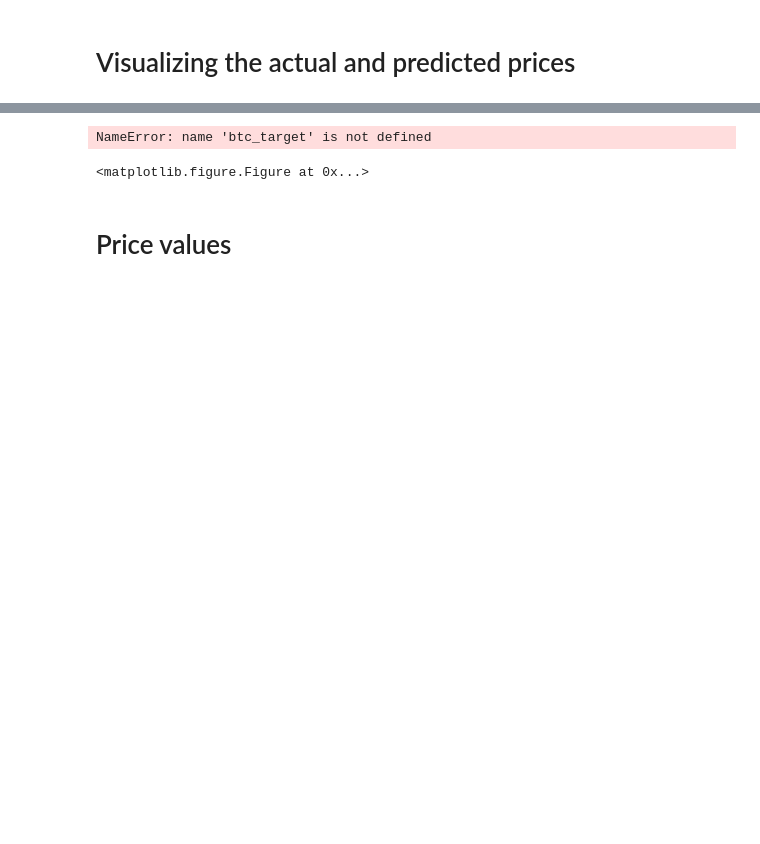
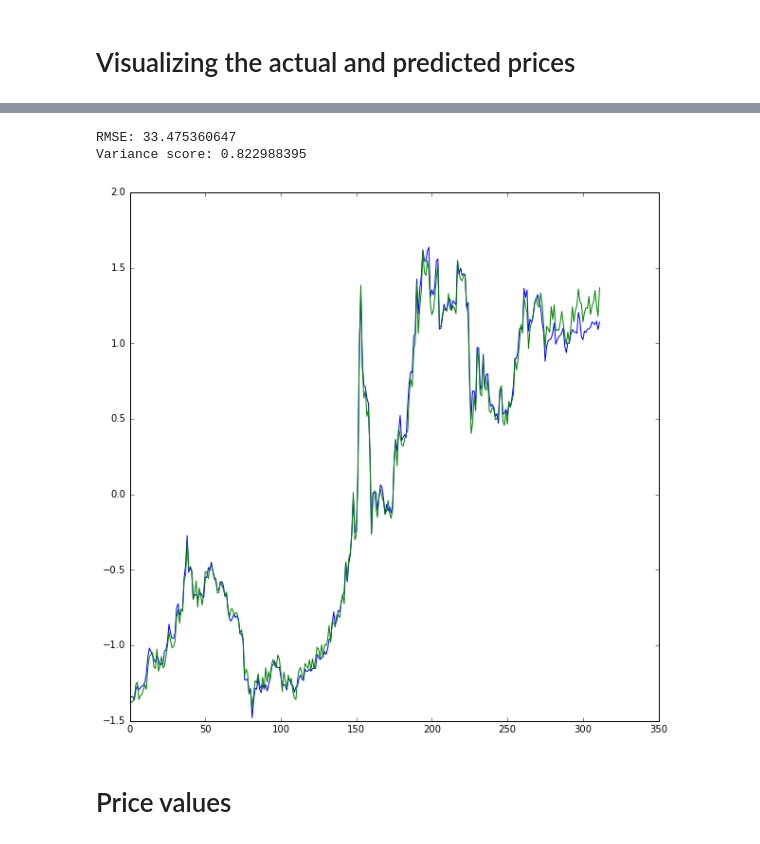
Before and after one commit to Lucsanszky/btc-price-prediction, a Jupyter notebook: DataAnalysis/BTCPricePrediction.ipynb, the cells around one changed output, grey strips where cells are left out. Cells and saved outputs as stored; diff of their text form; code cells hidden in the pictures; blank space fills up the shorter version.

```diff
--- a/DataAnalysis/BTCPricePrediction.ipynb
+++ b/DataAnalysis/BTCPricePrediction.ipynb
@@ -173,11 +289,43 @@ AttributeError: 'list' object has no attribute 'plot'
-# %%
-plt.figure(figsize = (10,10))
-plt.plot(features.index[int(0.7*len(btc_target)):], btc_y_test, label = 'Actual Prices')
-plt.plot(features.index[int(0.7*len(btc_target)):], regr.predict(btc_X_test), label = 'Predicted Prices')
-plt.legend(loc = 'best')
-# %% [output]
-NameError: name 'btc_target' is not defined
-<matplotlib.figure.Figure at 0x...>
+# %%
+filteredFeatures = filterFeatures(hof[0])
+filtered_features = pd.concat(filteredFeatures, axis = 1)
+btc_features = pd.DataFrame(filtered_features.values).as_matrix()
+btc_target = pd.DataFrame(frames[0]).as_matrix().flatten()
+
+btc_X_train = btc_features[:int(0.6*len(btc_features))]
+btc_X_validation = btc_features[int(0.6*len(btc_features)):int(0.8*len(btc_features))]
+
+btc_y_train = btc_target[:int(0.6*len(btc_target))]
+btc_y_validation = btc_target[int(0.6*len(btc_target)):int(0.8*len(btc_target))]
+
+# Create the learner
+
+regr = linear_model.LinearRegression()
+
+# Train the learner on the training data
+# and evaluate the performance by the test data
+
+regr.fit(btc_X_train, btc_y_train)
+btc_X_test = btc_features[int(0.8*len(btc_features)):]
+btc_y_test = btc_target[int(0.8*len(btc_target)):]
+scaler_act = preproc.StandardScaler().fit(btc_y_test)
+scaler_pred = preproc.StandardScaler().fit(regr.predict(btc_X_test))
+standardized_act = scaler_act.transform(btc_y_test)
+standardize_pred = scaler_pred.transform(regr.predict(btc_X_test))
+
+
+x = list(range(0, len(btc_y_test)))
+
+plt.figure(figsize = (10,10))
+plt.plot(x, standardized_act, label = 'Actual Prices')
+plt.plot(x, standardize_pred, label = 'Predicted Prices')
+
+print ('RMSE: %.9f' % (math.sqrt(mse(btc_y_test, regr.predict(btc_X_test)))))
+print ('Variance score: %.9f' % (regr.score(btc_X_test, btc_y_test)))
+# %% [output]
+RMSE: 33.475360647
+Variance score: 0.822988395
+[figure, added]
 # %% [markdown]
 # Price values
 # %%
```
Also changed, not shown: parts of 14 cells of this notebook.
